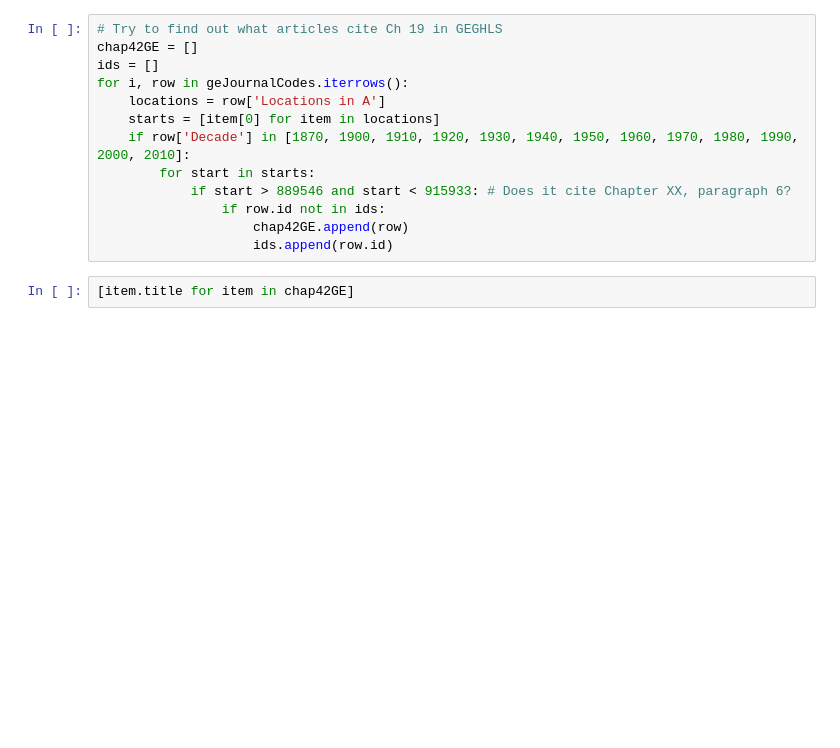
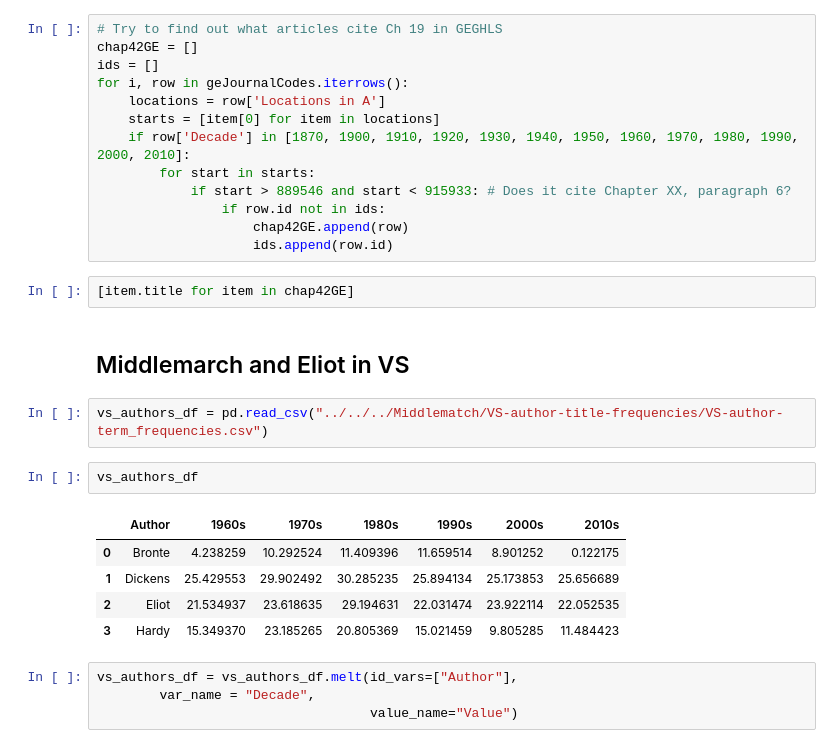
Before and after one commit to lit-mod-viz/middlemarch-critical-histories, a Jupyter notebook: notebooks/jstor-data-and-analysis.ipynb, the cells around one changed output. Cells and saved outputs as stored; diff of their text form; blank space fills up the shorter version.

```diff
--- a/notebooks/jstor-data-and-analysis.ipynb
+++ b/notebooks/jstor-data-and-analysis.ipynb
@@ -2739,3 +2761,19 @@ for i, row in geJournalCodes.iterrows():
                     ids.append(row.id)
 # %%
 [item.title for item in chap42GE]
+# %% [markdown]
+## Middlemarch and Eliot in VS
+# %%
+vs_authors_df = pd.read_csv("../../../Middlematch/VS-author-title-frequencies/VS-author-term_frequencies.csv")
+# %%
+vs_authors_df
+# %% [output]
+|  | Author | 1960s | 1970s | 1980s | 1990s | 2000s | 2010s |
+| 0 | Bronte | 4.238259 | 10.292524 | 11.409396 | 11.659514 | 8.901252 | 0.122175 |
+| 1 | Dickens | 25.429553 | 29.902492 | 30.285235 | 25.894134 | 25.173853 | 25.656689 |
+| 2 | Eliot | 21.534937 | 23.618635 | 29.194631 | 22.031474 | 23.922114 | 22.052535 |
+| 3 | Hardy | 15.349370 | 23.185265 | 20.805369 | 15.021459 | 9.805285 | 11.484423 |
+# %%
+vs_authors_df = vs_authors_df.melt(id_vars=["Author"],
+        var_name = "Decade",
+                                   value_name="Value")
```
Also changed, not shown: parts of 19 cells of this notebook, 7 other files.
